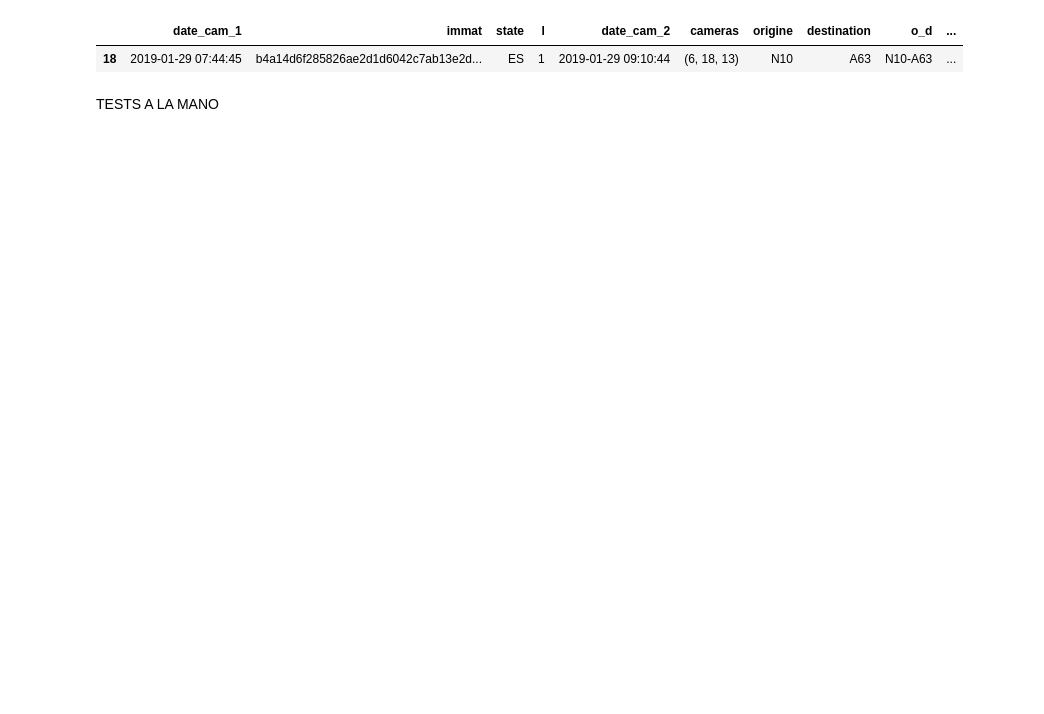
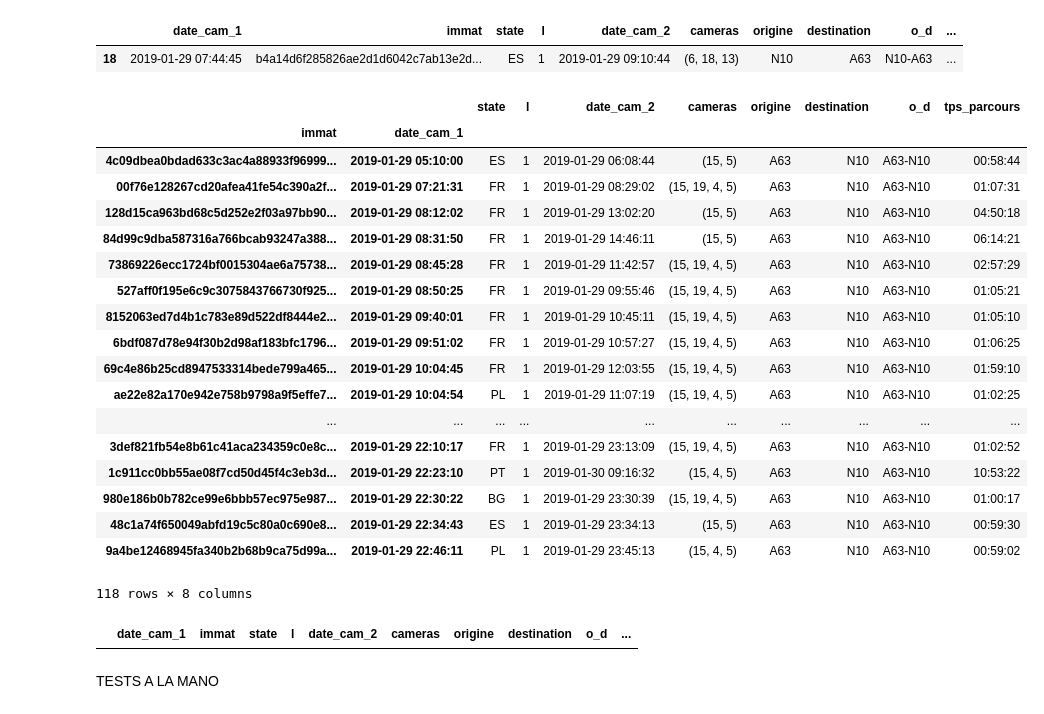
Before and after one commit to nantodevison/lapi, a Jupyter notebook: Carto_Lapi/Analyse/pour_test_travail.ipynb, the cells around one changed output. Saved outputs shown, nothing was run; the diff lists cells and outputs as text; code cells hidden in the pictures; blank space fills up the shorter version.

Commit message:
modif notebook, ajout ModeRegroupement dans param fonctions et attributs classe

```diff
--- a/Carto_Lapi/Analyse/pour_test_travail.ipynb
+++ b/Carto_Lapi/Analyse/pour_test_travail.ipynb
@@ -380,7 +385,39 @@ dico_od.loc[dico_od['immat']=='b4a14d6f285826ae2d1d6042c7ab13e2d01b98d0']
 | 18 | 2019-01-29 07:44:45 | b4a14d6f285826ae2d1d6042c7ab13e2d... | ES | 1 | 2019-01-29 09:10:44 | (6, 18, 13) | N10 | A63 | N10-A63 | ... |
 # %%
 #verif a un horaire donne sur un trajet direct ou indirect ou global
-%time test=t.trajet(df_3semaines.loc['2019-01-29 16:45:00':'2019-01-30 23:59:59'], '2019-01-29 16:45:00', 15, [12, 13],typeTrajet='Global')
+#%time trajet_test=t.trajet(df_3semaines.loc['2019-01-29 00:00:00':'2019-01-30 23:59:59'], '2019-01-29 00:00:00', 1440, [15, 19],modeRegroupement='aucun')
+"""%time test=t.trajet(df_3semaines.loc['2019-01-29 00:00:00':'2019-01-30 23:59:59'], '2019-01-29 00:00:00', 1440, [15, 19,4],typeTrajet='Indirect',
+                     modeRegroupement='aucun')"""
+test=t.trajet(df_3semaines.loc['2019-01-29 00:00:00':'2019-01-30 23:59:59'], '2019-01-29 00:00:00', 1440, [15, 5],typeTrajet='Global',temps_max_autorise=42,
+                     modeRegroupement='aucun')
+# %%
+liste1=test.df_transit.loc[(test.df_transit['o_d']=='A63-N10')].set_index(['immat','date_cam_1'])
+liste2=dico_od.loc[dico_od['o_d']=='A63-N10'].set_index(['immat','date_cam_1'])
+liste2.loc[~liste2.index.isin(liste1.index)]
+# %% [output]
+|  |  | state | l | date_cam_2 | cameras | origine | destination | o_d | tps_parcours |
+| immat | date_cam_1 |  |  |  |  |  |  |  |  |
+| 4c09dbea0bdad633c3ac4a88933f96999... | 2019-01-29 05:10:00 | ES | 1 | 2019-01-29 06:08:44 | (15, 5) | A63 | N10 | A63-N10 | 00:58:44 |
+| 00f76e128267cd20afea41fe54c390a2f... | 2019-01-29 07:21:31 | FR | 1 | 2019-01-29 08:29:02 | (15, 19, 4, 5) | A63 | N10 | A63-N10 | 01:07:31 |
+| 128d15ca963bd68c5d252e2f03a97bb90... | 2019-01-29 08:12:02 | FR | 1 | 2019-01-29 13:02:20 | (15, 5) | A63 | N10 | A63-N10 | 04:50:18 |
+| 84d99c9dba587316a766bcab93247a388... | 2019-01-29 08:31:50 | FR | 1 | 2019-01-29 14:46:11 | (15, 5) | A63 | N10 | A63-N10 | 06:14:21 |
+| 73869226ecc1724bf0015304ae6a75738... | 2019-01-29 08:45:28 | FR | 1 | 2019-01-29 11:42:57 | (15, 19, 4, 5) | A63 | N10 | A63-N10 | 02:57:29 |
+| 527aff0f195e6c9c3075843766730f925... | 2019-01-29 08:50:25 | FR | 1 | 2019-01-29 09:55:46 | (15, 19, 4, 5) | A63 | N10 | A63-N10 | 01:05:21 |
+| 8152063ed7d4b1c783e89d522df8444e2... | 2019-01-29 09:40:01 | FR | 1 | 2019-01-29 10:45:11 | (15, 19, 4, 5) | A63 | N10 | A63-N10 | 01:05:10 |
+| 6bdf087d78e94f30b2d98af183bfc1796... | 2019-01-29 09:51:02 | FR | 1 | 2019-01-29 10:57:27 | (15, 19, 4, 5) | A63 | N10 | A63-N10 | 01:06:25 |
+| 69c4e86b25cd8947533314bede799a465... | 2019-01-29 10:04:45 | FR | 1 | 2019-01-29 12:03:55 | (15, 19, 4, 5) | A63 | N10 | A63-N10 | 01:59:10 |
+| ae22e82a170e942e758b9798a9f5effe7... | 2019-01-29 10:04:54 | PL | 1 | 2019-01-29 11:07:19 | (15, 19, 4, 5) | A63 | N10 | A63-N10 | 01:02:25 |
+| ... | ... | ... | ... | ... | ... | ... | ... | ... | ... |
+| 3def821fb54e8b61c41aca234359c0e8c... | 2019-01-29 22:10:17 | FR | 1 | 2019-01-29 23:13:09 | (15, 19, 4, 5) | A63 | N10 | A63-N10 | 01:02:52 |
+| 1c911cc0bb55ae08f7cd50d45f4c3eb3d... | 2019-01-29 22:23:10 | PT | 1 | 2019-01-30 09:16:32 | (15, 4, 5) | A63 | N10 | A63-N10 | 10:53:22 |
+| 980e186b0b782ce99e6bbb57ec975e987... | 2019-01-29 22:30:22 | BG | 1 | 2019-01-29 23:30:39 | (15, 19, 4, 5) | A63 | N10 | A63-N10 | 01:00:17 |
+| 48c1a74f650049abfd19c5c80a0c690e8... | 2019-01-29 22:34:43 | ES | 1 | 2019-01-29 23:34:13 | (15, 5) | A63 | N10 | A63-N10 | 00:59:30 |
+| 9a4be12468945fa340b2b68b9ca75d99a... | 2019-01-29 22:46:11 | PL | 1 | 2019-01-29 23:45:13 | (15, 4, 5) | A63 | N10 | A63-N10 | 00:59:02 |
+118 rows × 8 columns
+# %%
+test.df_transit.loc[test.df_transit['immat']=='4c09dbea0bdad633c3ac4a88933f969996e242b2']
+# %% [output]
+|  | date_cam_1 | immat | state | l | date_cam_2 | cameras | origine | destination | o_d | ... |
 # %%
 #dfdes temps de parcours max autorise
 test.df_transit
```
Also changed, not shown: parts of 6 cells of this notebook, 1 other file.
